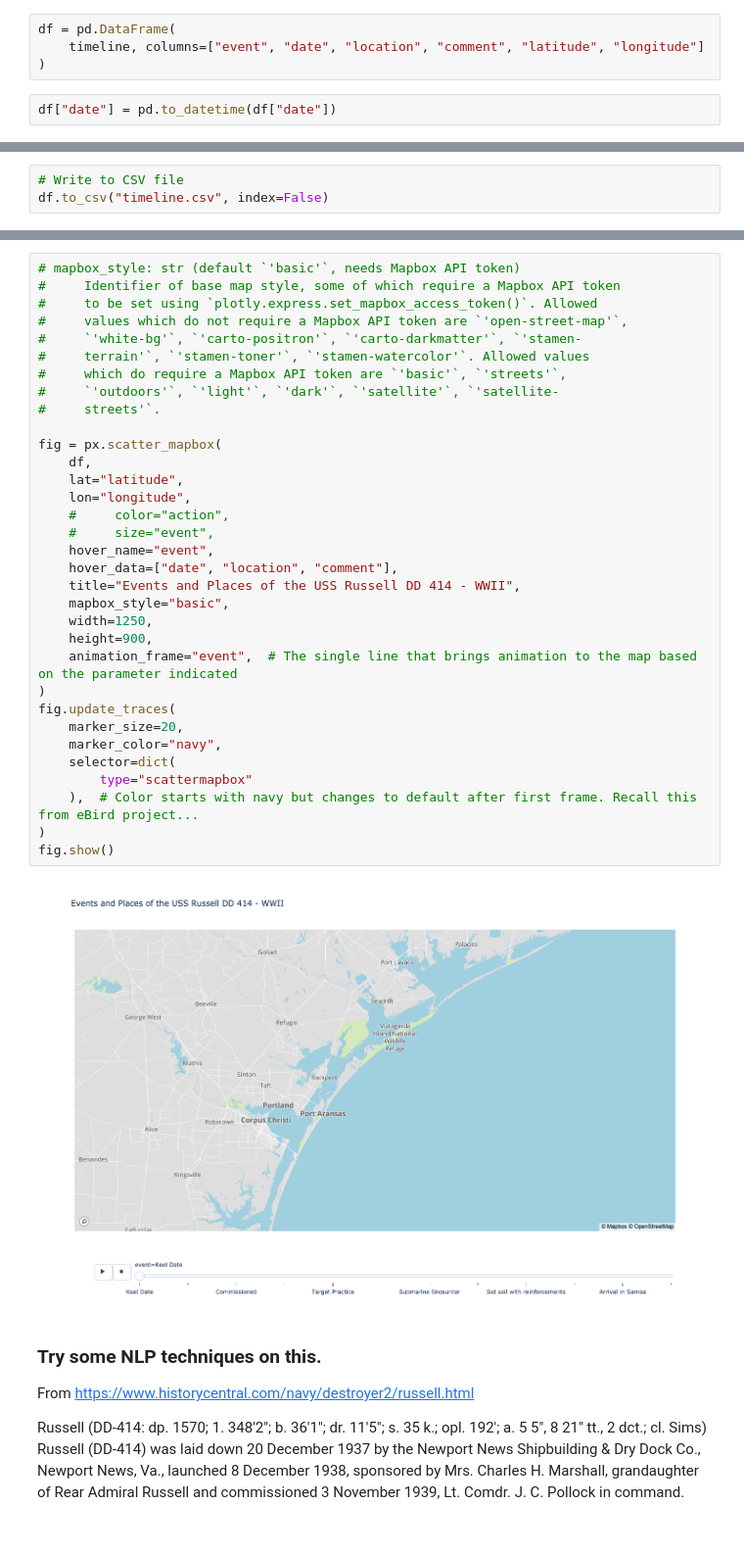
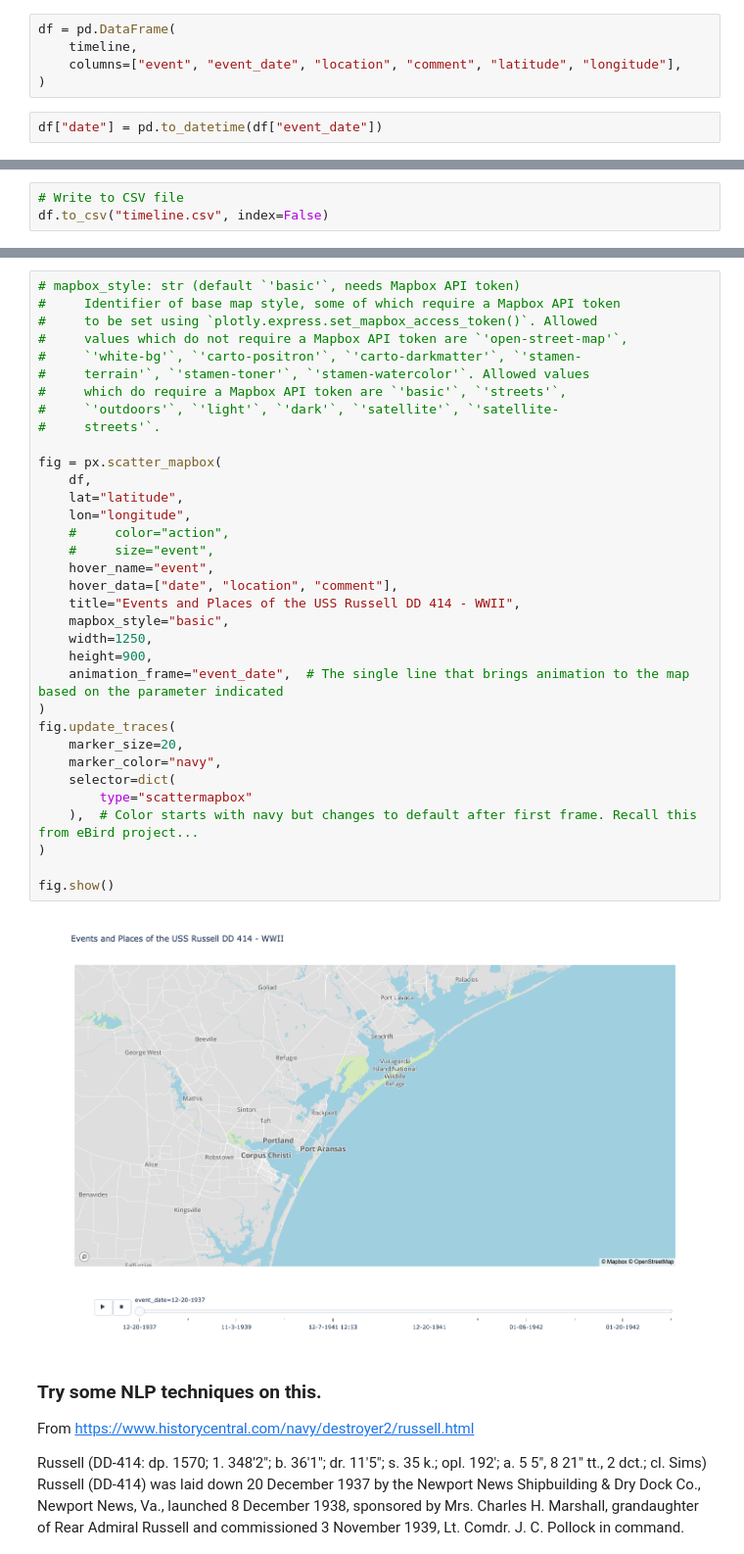
Before and after one commit to DMVance/USS-Russell-DD-414-WWII-App, a Jupyter notebook: USS_Russell.ipynb, the cells around one changed output, grey strips where cells are left out. Shown at 98% size. Cells and saved outputs as stored; diff of their text form.

Commit message:
kept date columns separate, one string for timeline, one datetime

```diff
--- a/USS_Russell.ipynb
+++ b/USS_Russell.ipynb
@@ -162,10 +162,11 @@ timeline = [
 ]
 # %%
 df = pd.DataFrame(
-    timeline, columns=["event", "date", "location", "comment", "latitude", "longitude"]
+    timeline,
+    columns=["event", "event_date", "location", "comment", "latitude", "longitude"],
 )
 # %%
-df["date"] = pd.to_datetime(df["date"])
+df["date"] = pd.to_datetime(df["event_date"])
 # %%
 df.sort_values(by="date", inplace=True)
 # %%
@@ -193,35 +194,36 @@ df
 #     to be set using `plotly.express.set_mapbox_access_token()`. Allowed
 #     values which do not require a Mapbox API token are `'open-street-map'`,
 #     `'white-bg'`, `'carto-positron'`, `'carto-darkmatter'`, `'stamen-
 #     terrain'`, `'stamen-toner'`, `'stamen-watercolor'`. Allowed values
 #     which do require a Mapbox API token are `'basic'`, `'streets'`,
 #     `'outdoors'`, `'light'`, `'dark'`, `'satellite'`, `'satellite-
 #     streets'`.
 
 fig = px.scatter_mapbox(
     df,
     lat="latitude",
     lon="longitude",
     #     color="action",
     #     size="event",
     hover_name="event",
     hover_data=["date", "location", "comment"],
     title="Events and Places of the USS Russell DD 414 - WWII",
     mapbox_style="basic",
     width=1250,
     height=900,
-    animation_frame="event",  # The single line that brings animation to the map based on the parameter indicated
+    animation_frame="event_date",  # The single line that brings animation to the map based on the parameter indicated
 )
 fig.update_traces(
     marker_size=20,
     marker_color="navy",
     selector=dict(
         type="scattermapbox"
     ),  # Color starts with navy but changes to default after first frame. Recall this from eBird project...
 )
+
 fig.show()
 # %% [output]
-[figure, old version]
+[figure, new version]
 # %% [markdown]
 ### Try some NLP techniques on this.
 
```
Also changed, not shown: parts of 1 cell of this notebook.
